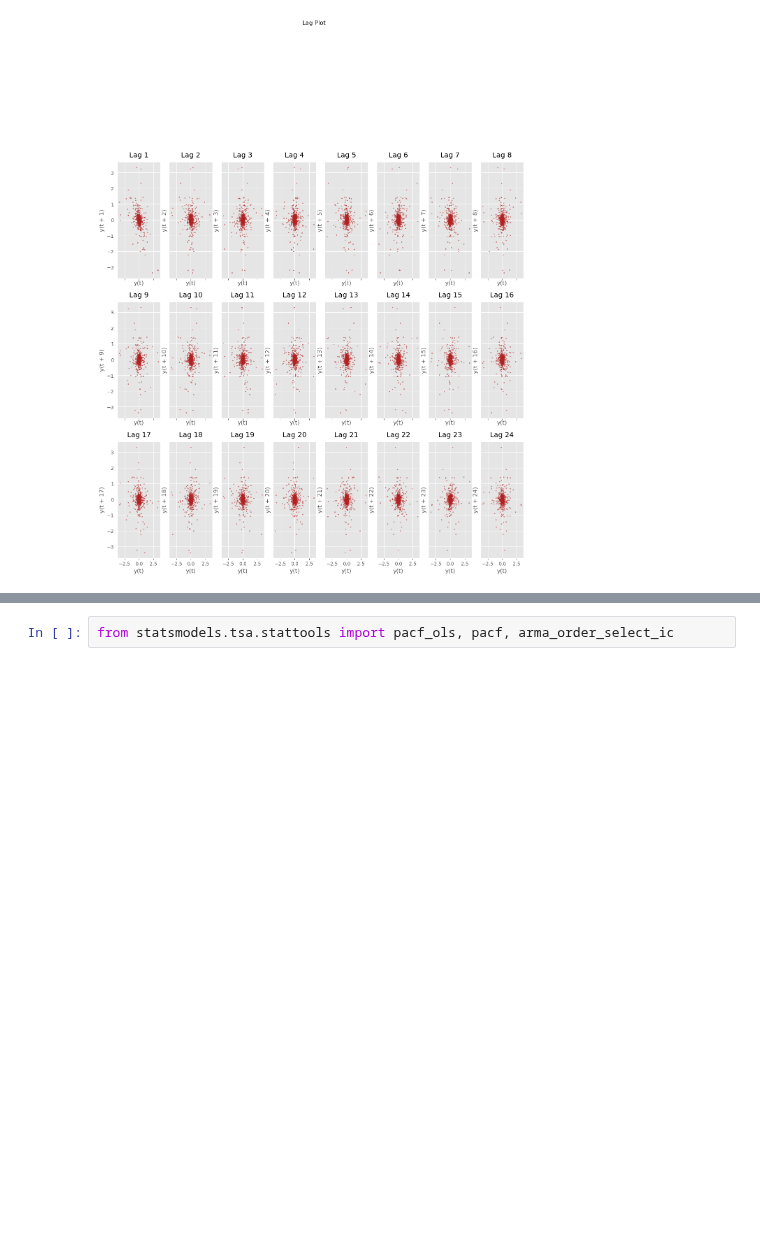
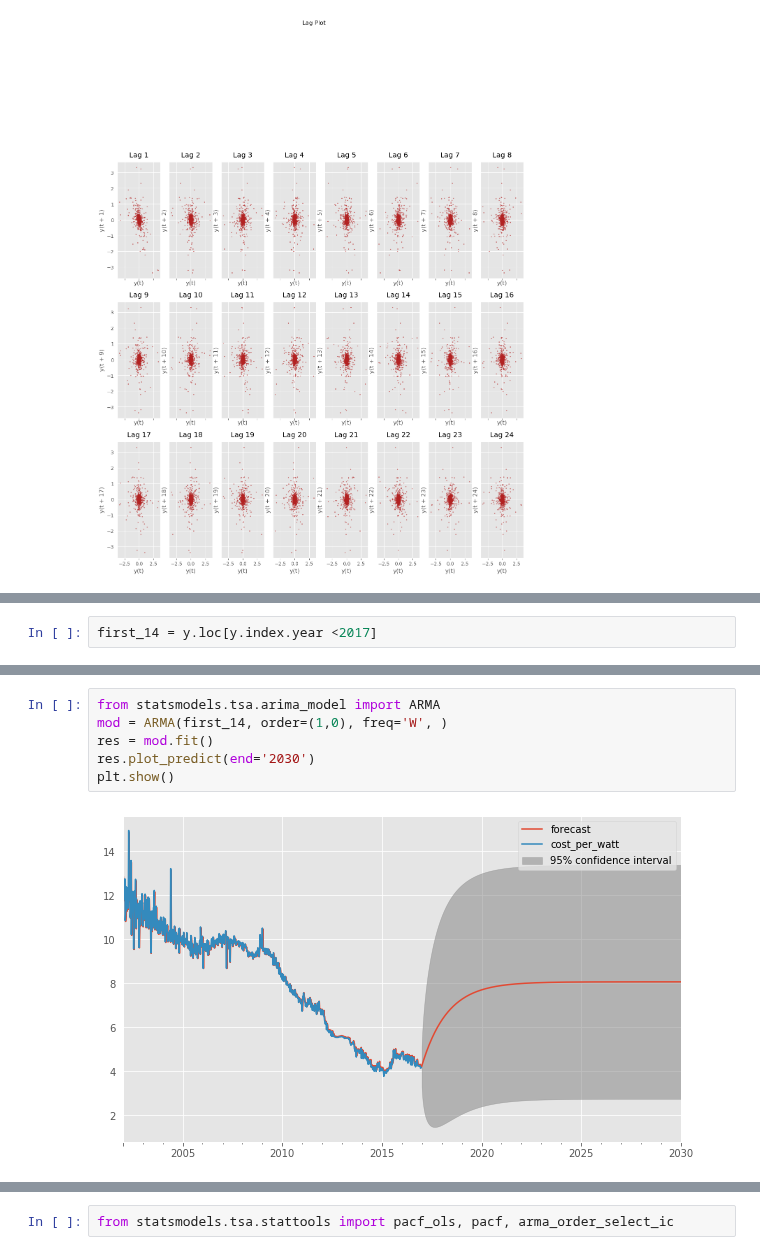
Before and after one commit to jrpaige/Solar, a Jupyter notebook: weekly.ipynb, the cells around one changed output, grey strips where cells are left out. Drawn from its saved outputs; the diff is of its cells as text; blank space fills up the shorter version.

```diff
--- a/weekly.ipynb
+++ b/weekly.ipynb
@@ -299,0 +126,2 @@ Freq: W-SUN, Length: 888, dtype: float64
+# %%
+first_14 = y.loc[y.index.year <2017]
@@ -299,0 +164,8 @@ Freq: W-SUN, Length: 888, dtype: float64
+# %%
+from statsmodels.tsa.arima_model import ARMA
+mod = ARMA(first_14, order=(1,0), freq='W', )
+res = mod.fit()
+res.plot_predict(end='2030')
+plt.show()
+# %% [output]
+[figure, added]
```
Also changed, not shown: parts of 36 cells of this notebook, 2 other files.
